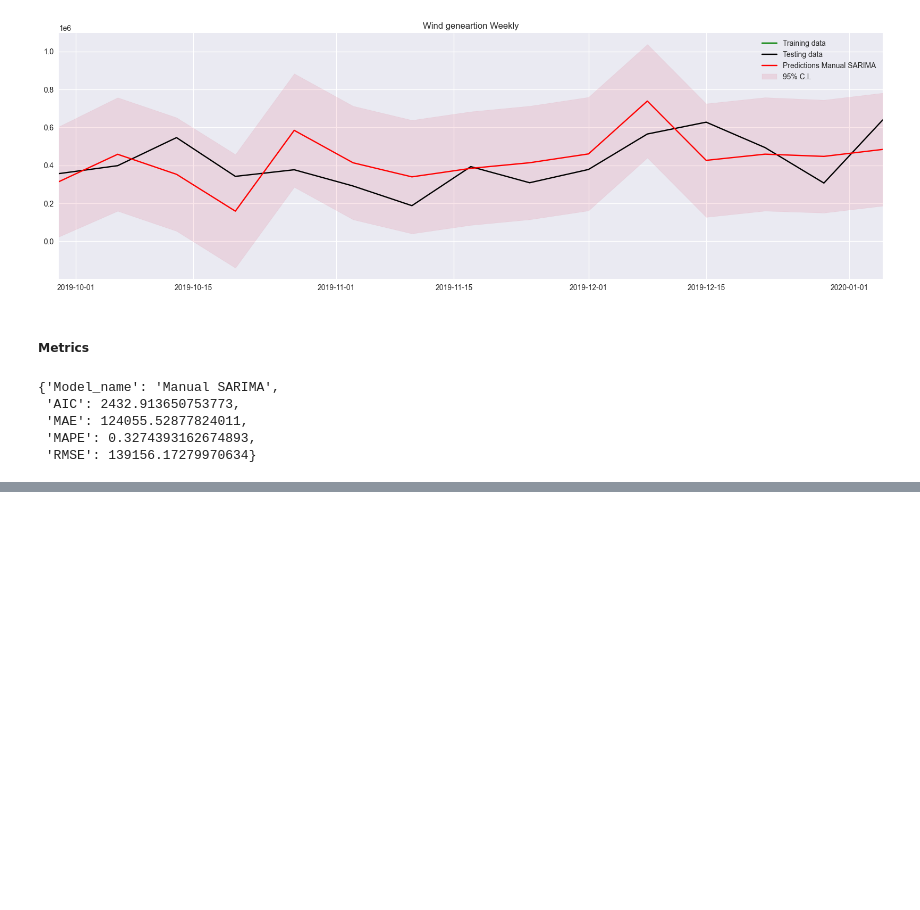
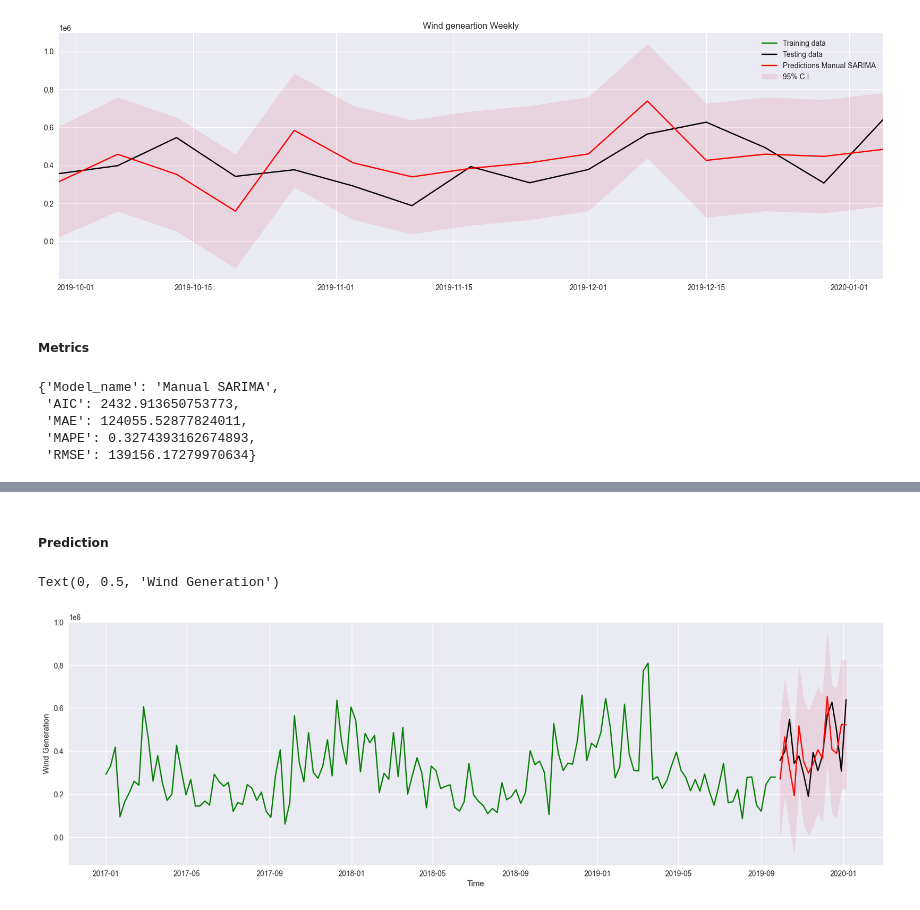
Before and after one commit to AlessandroSignoretto/Statistical_Models_project, a Jupyter notebook: Models_project.ipynb, the cells around one changed output, grey strips where cells are left out. Cells and saved outputs as stored; diff of their text form; code cells hidden in the pictures; blank space fills up the shorter version.

Commit message:
Auto SARIMA

```diff
--- a/Models_project.ipynb
+++ b/Models_project.ipynb
@@ -1013,0 +1050,4 @@ Manual_SARIMA
+# %%
+(p, d, q) = (3,0,2)
+(P, D, Q) = (1,1,0)
+S = 52
@@ -1013,0 +1056,12 @@ Manual_SARIMA
+# %%
+# Fit the SARIMA model
+auto_Sarima_model = SARIMAX(train_data_w,
+                                   order=(p, d, q),
+                                   seasonal_order=(P, D, Q, S),
+                                   enforce_stationarity=True,
+                                   enforce_invertibility=False)
+
+result_auto_SARIMA = auto_Sarima_model.fit(disp=False)
+
+print(result_best_manual_SARIMA.summary())
+result_best_manual_SARIMA.plot_diagnostics(figsize=(16, 8));
@@ -1013,0 +1087,15 @@ Manual_SARIMA
+# %% [markdown]
+<h5><b>Prediction</b></h5>
+# %%
+model_SARIMA = result_auto_SARIMA.get_prediction(start=test_data_w.index[0], end=test_data_w.index[-1])
+Auto_Sarima = model_SARIMA.summary_frame()
+plt.figure(figsize=(20, 6))
+plt.plot(train_data_w, color='green',label='Training data')
+plt.plot(test_data_w, color='black', label='Testing data')
+plt.plot(Auto_Sarima['mean'], color='red', label='Predictions Manual SARIMA')
+plt.fill_between(Auto_Sarima.index, Auto_Sarima['mean_ci_lower'], Auto_Sarima['mean_ci_upper'], alpha=.1, color='crimson', label='95% C.I.')
+plt.xlabel('Time')
+plt.ylabel('Wind Generation')
+# %% [output]
+Text(0, 0.5, 'Wind Generation')
+[figure, added]
```
Also changed, not shown: parts of 14 cells of this notebook.
